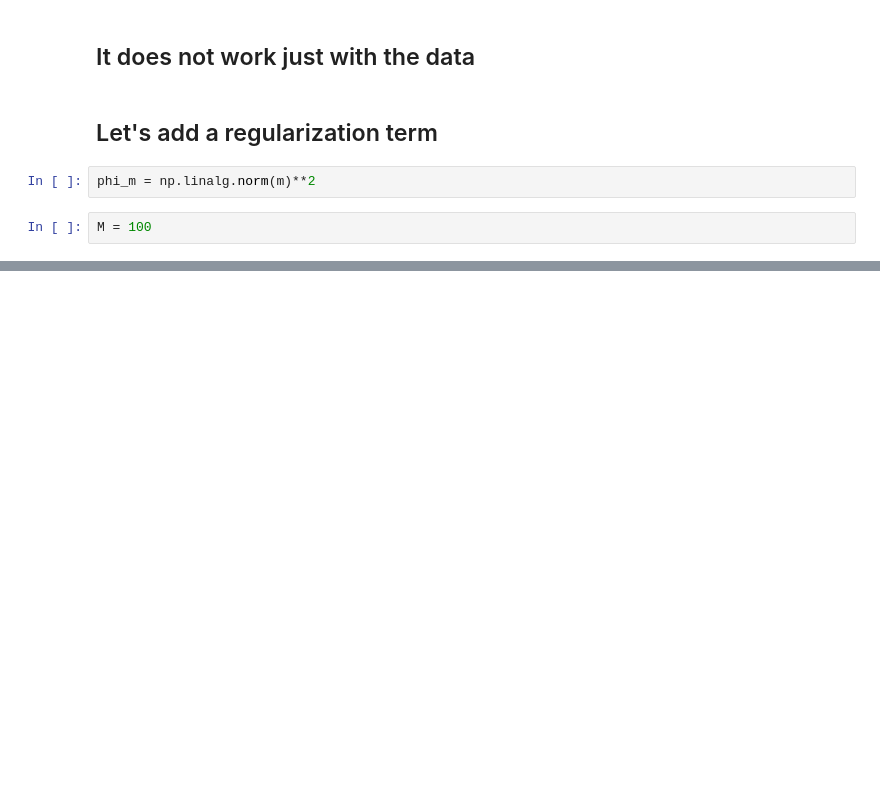
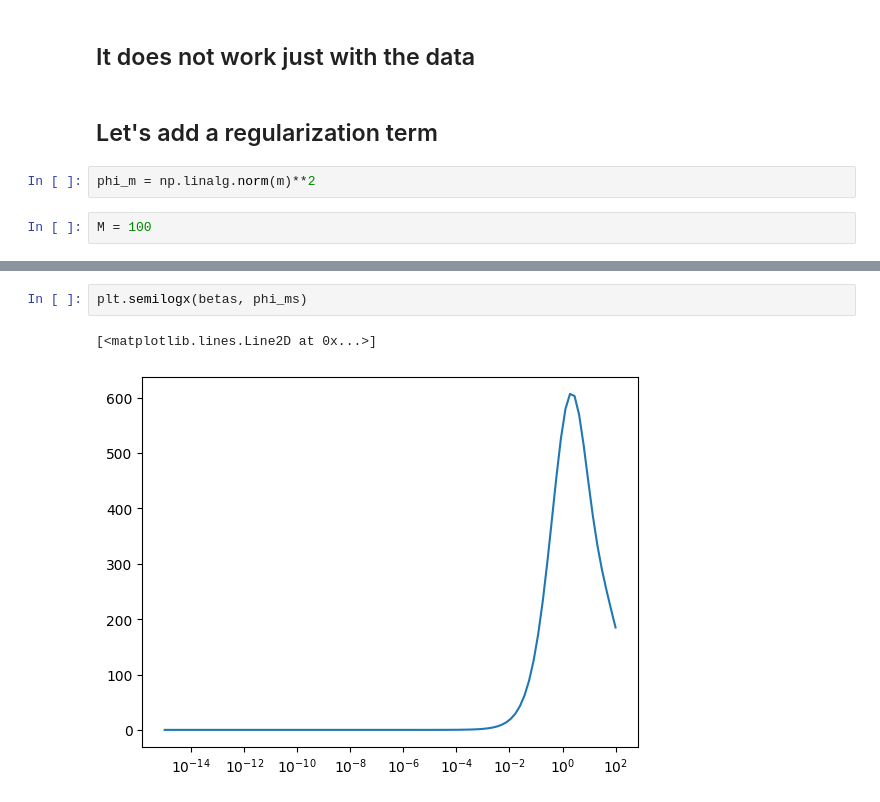
Before and after one commit to emgeolab/geol-4250, a Jupyter notebook: linear_inversion/linear_tikhonov.ipynb, the cells around one changed output, grey strips where cells are left out. Drawn from its saved outputs; the diff is of its cells as text; blank space fills up the shorter version.

```diff
--- a/linear_inversion/linear_tikhonov.ipynb
+++ b/linear_inversion/linear_tikhonov.ipynb
@@ -141,0 +161,5 @@ plt.plot(x_center, m)
+# %%
+plt.semilogx(betas, phi_ms)
+# %% [output]
+[<matplotlib.lines.Line2D at 0x...>]
+[figure, added]
```
Also changed, not shown: parts of 7 cells of this notebook.
